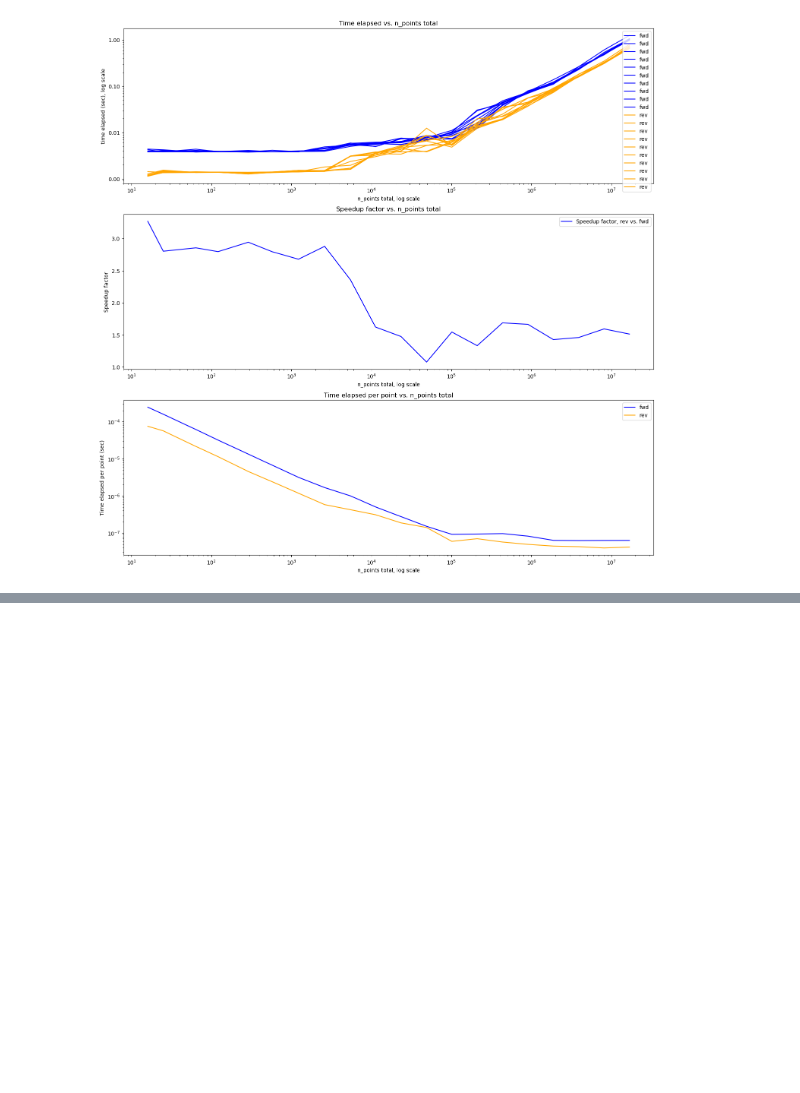
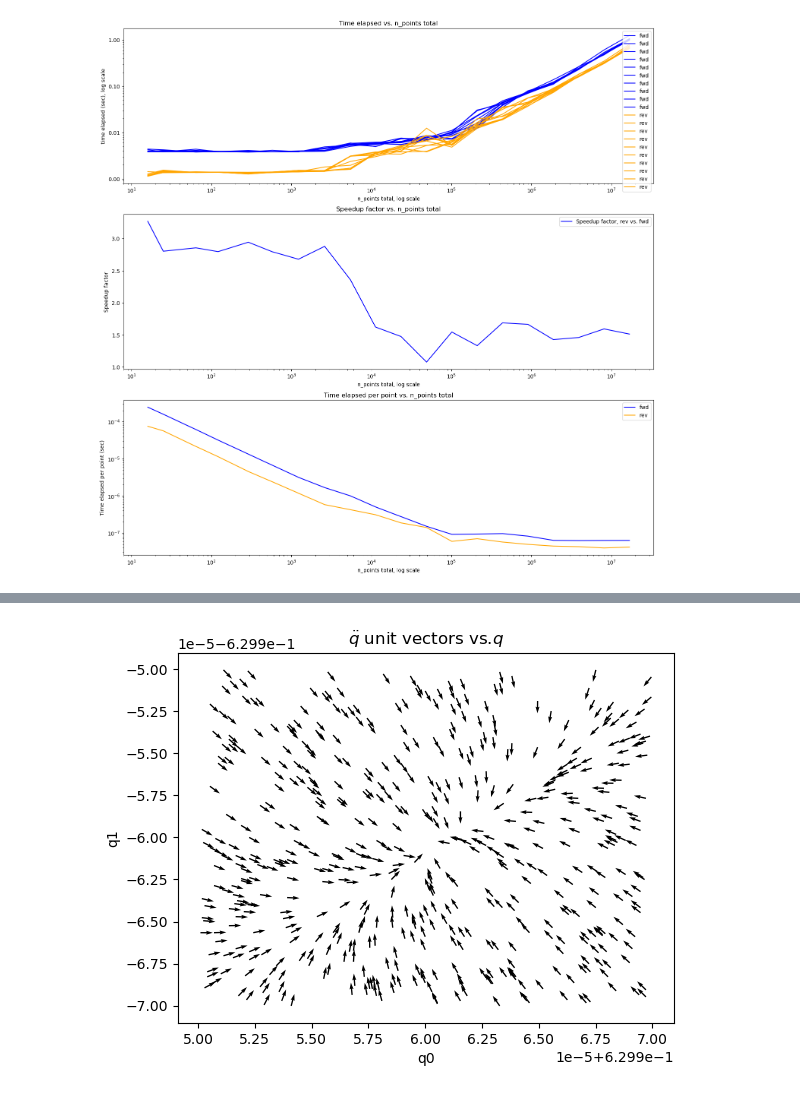
Before and after one commit to erikbigwood/Autograd_Lagrangian, a Jupyter notebook: Code/testing.ipynb, the cells around one changed output, grey strips where cells are left out. Saved outputs shown, nothing was run; the diff lists cells and outputs as text; code cells hidden in the pictures; blank space fills up the shorter version.

```diff
--- a/Code/testing.ipynb
+++ b/Code/testing.ipynb
@@ -1568,0 +1583,100 @@ Maximum speedup is (fwd->rev) 3.3 at n_points per side = 4, total points = 16
+# %%
+##### import torch
+import numpy as np
+import matplotlib.pyplot as plt
+import tqdm
+from torch.func import jacfwd, jacrev, vmap
+import time
+import torch
+from torch import tensor, sum, log, max
+
+#####
+# problem setup
+
+m = torch.tensor([1],dtype=torch.float64)
+k = torch.tensor([1],dtype=torch.float64)
+alpha = torch.tensor([1],dtype=torch.float64) #charge0*charge1
+
+n_points = 1000
+q0_min = .62995
+q0_max = .62997
+q1_min = -.62997
+q1_max = -.62995
+dist_threshold = 0.20
+qdot_min = -1
+qdot_max = 1
+
+#####
+# function definitions
+
+def L(qv,qdotv,m,k,alpha): #including Coulomb potential
+    return sum(0.5*m*qdotv**2) - sum(0.5*k*qv**2) - alpha*( 1/ (qv[0]-qv[1])**2 )**.5
+
+def QDD(Q,QD,m,k,alpha):
+    g_q2 = jacrev(L,argnums=0)(Q,QD,m,k,alpha)
+    g_qdot2 = jacrev(L,argnums=1)(Q,QD,m,k,alpha)
+
+    g_q_qdot2 = jacrev(jacrev(L,argnums=1),argnums=0)(Q,QD,m,k,alpha)
+    g_qdot_q2 = jacrev(jacrev(L,argnums=0),argnums=1)(Q,QD,m,k,alpha)
+    g_qdot_qdot2 = jacrev(jacrev(L,argnums=1),argnums=1)(Q,QD,m,k,alpha)
+    D = torch.linalg.pinv(g_qdot_qdot2)
+    #print(g_q_qdot2@QD.T)
+    #print(D@(g_q2 - g_q_qdot2@QD.T).T)
+    return (D@(g_q2 - g_q_qdot2@QD.T).T).reshape(Q.shape)
+
+def QDD_true(Q,QD,m,k,alpha): #for testing if output is as expected for alpha=0
+    QDD = -k/m*Q
+    return QDD
+
+QDDv = vmap(QDD,in_dims=(0,0,None,None,None))
+
+
+q0_sampling = (q0_max - q0_min)*(torch.rand(n_points)) + q0_min
+q1_sampling = (q1_max - q1_min)*(torch.rand(n_points)) + q1_min
+qdot_sampling = (qdot_max - qdot_min)*(torch.rand([2,n_points])) + qdot_min
+
+Q0 = q0_sampling
+Q1 = q1_sampling
+QD0 = qdot_sampling[0,:]
+QD1 = qdot_sampling[1,:]
+
+reject_Q = abs(Q0-Q1) >= dist_threshold
+
+Q0 = Q0[reject_Q]
+Q1 = Q1[reject_Q]
+QD0 = QD0[reject_Q]
+QD1 = QD1[reject_Q]
+
+n_points = Q0.size()[0]
+
+im = 0*torch.zeros([n_points,n_points])
+#print(im.shape)
+
+
+
+Qv = torch.zeros(n_points,2)
+Qv[:,0] = Q0
+Qv[:,1] = Q1
+
+QDv = torch.zeros(n_points,2)
+QDv[:,0] = QD0
+QDv[:,1] = QD1
+
+out = QDDv(Qv,QDv,m,k,alpha)
+outmag = (out[:,0]**2 + out[:,1]**2)**.5
+#print(out)
+
+#####
+# plotting
+
+quiver_points = 500 #define how many arrows to quiver plot
+if quiver_points > n_points: #if specified value greater than number of points analyzed
+    quiver_points = n_points #set quiver_points to n_points
+plt.quiver(Qv[:quiver_points,0],Qv[:quiver_points,1],out[:quiver_points,0]/outmag[:quiver_points],out[:quiver_points,1]/outmag[:quiver_points])
+plt.xlabel('q0')
+plt.ylabel('q1')
+plt.title(r'$\ddot{q}$ unit vectors vs.$q$')
+
+plt.show()
+# %% [output]
+[figure, added]
```
Also changed, not shown: parts of 4 cells of this notebook, 51 other files.
